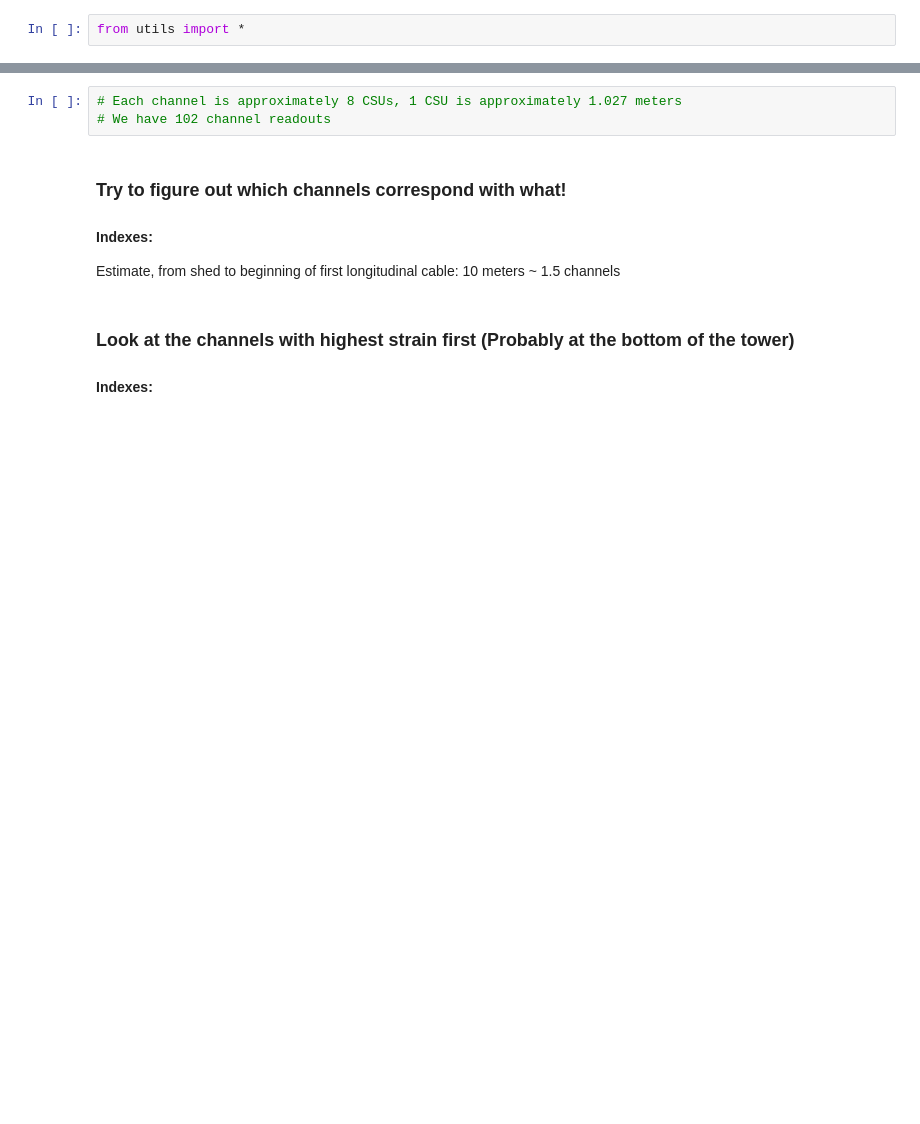
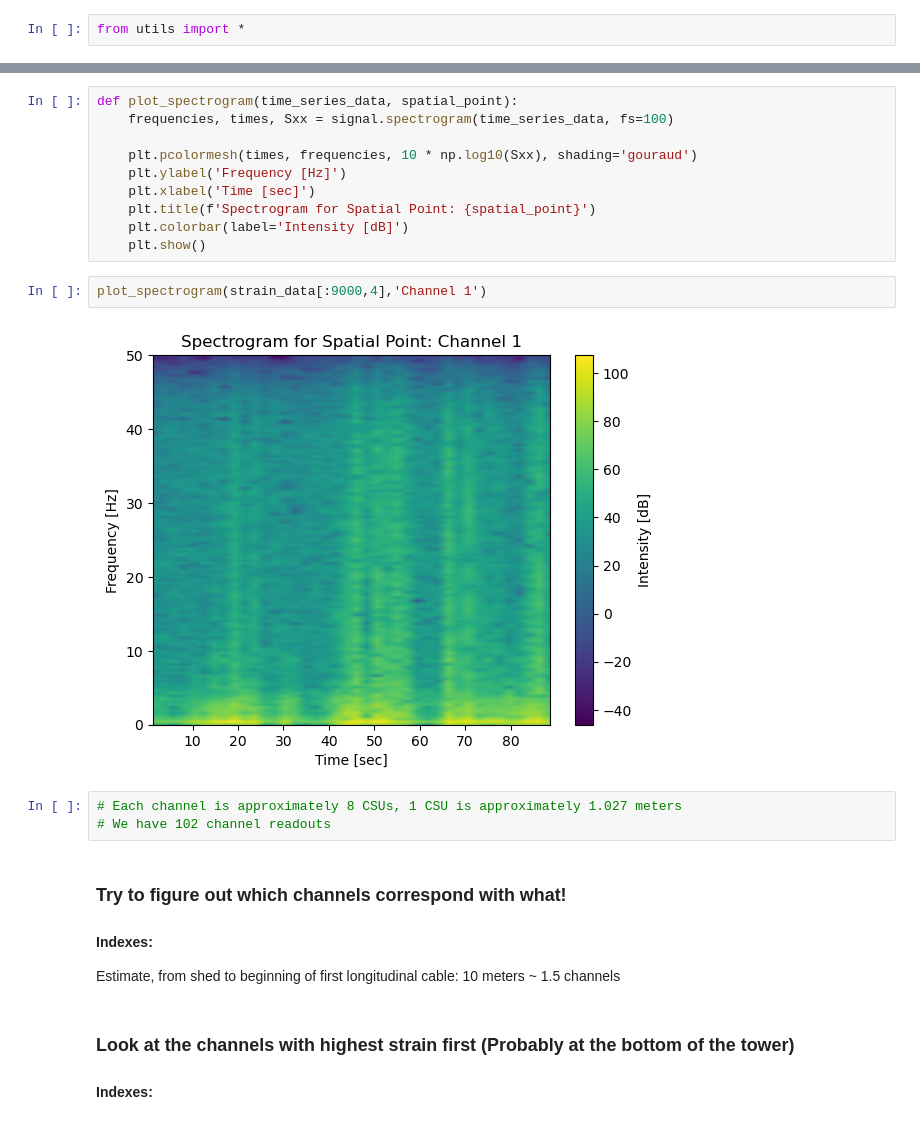
Before and after one commit to jamesterryxu/oklahoma-wind-turbine, a Jupyter notebook: python/das-eda.ipynb, the cells around one changed output, grey strips where cells are left out. Cells and saved outputs as stored; diff of their text form; blank space fills up the shorter version.

```diff
--- a/python/das-eda.ipynb
+++ b/python/das-eda.ipynb
@@ -33,3 +27,17 @@ print(np.shape(strain_data))
+# %%
+def plot_spectrogram(time_series_data, spatial_point):
+    frequencies, times, Sxx = signal.spectrogram(time_series_data, fs=100)
+
+    plt.pcolormesh(times, frequencies, 10 * np.log10(Sxx), shading='gouraud')
+    plt.ylabel('Frequency [Hz]')
+    plt.xlabel('Time [sec]')
+    plt.title(f'Spectrogram for Spatial Point: {spatial_point}')
+    plt.colorbar(label='Intensity [dB]')
+    plt.show()
+# %%
+plot_spectrogram(strain_data[:9000,4],'Channel 1')
+# %% [output]
+[figure, added]
 # %%
 # Each channel is approximately 8 CSUs, 1 CSU is approximately 1.027 meters
 # We have 102 channel readouts
```
Also changed, not shown: parts of 21 cells of this notebook, 1 other file.
